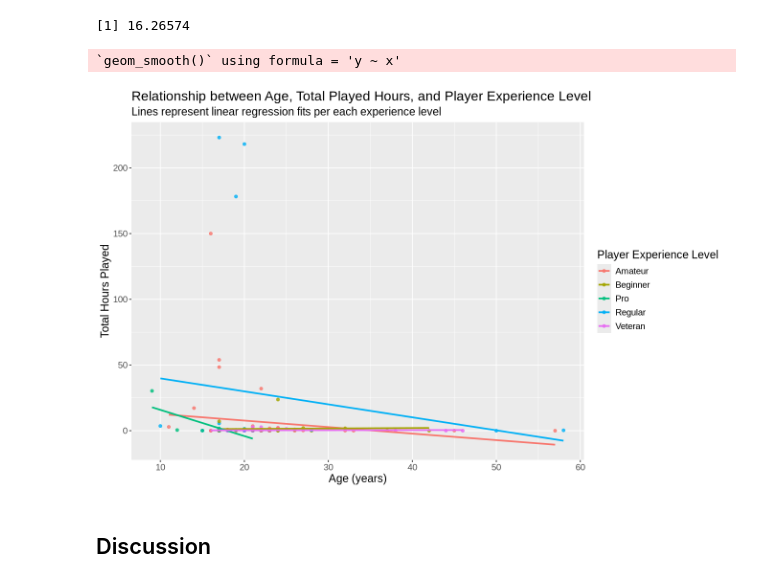
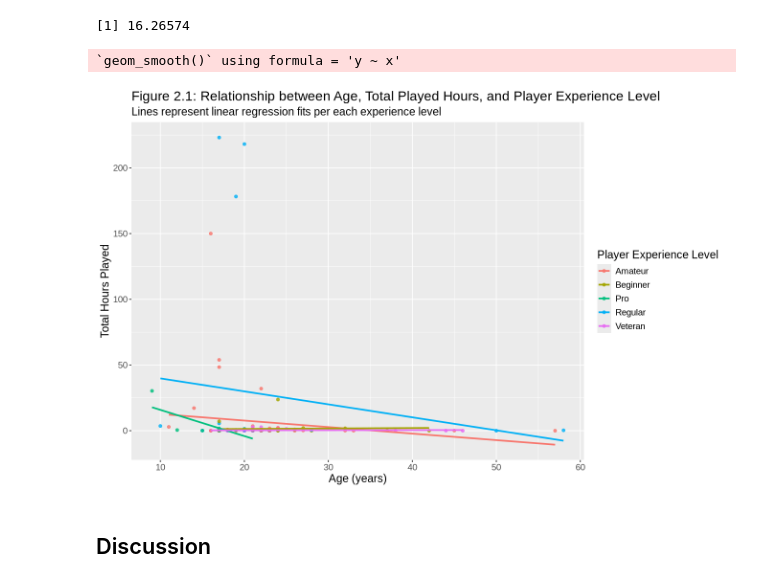
Before and after one commit to gnouvles/dsci100-004_group38, a Jupyter notebook: project_final_report.ipynb, the cells around one changed output. Drawn from its saved outputs; the diff is of its cells as text; code cells hidden in the pictures.

```diff
--- a/project_final_report.ipynb
+++ b/project_final_report.ipynb
@@ -226,25 +225,25 @@ lm_rmspe
 # %%
 # Model Predictions & Plot
 set.seed(38)
 players_preds <- players_fit |>
    predict(players_training) |>
    bind_cols(players_training)
 
 options(repr.plot.width = 11, repr.plot.height = 7)
 lm_predictions <- players_preds |>
      ggplot(aes(x = Age, y = played_hours, color = experience)) +
             geom_point(alpha = 0.8) +
             geom_smooth(method = "lm", se = FALSE) +
             labs(
-                title = "Relationship between Age, Total Played Hours, and Player Experience Level",
+                title = "Figure 2.1: Relationship between Age, Total Played Hours, and Player Experience Level",
                 subtitle = "Lines represent linear regression fits per each experience level",
                 x = "Age (years)",
                 y = "Total Hours Played",
                 color = "Player Experience Level") +
             theme(text = element_text(size = 14))
 lm_predictions
 # %% [output]
 `geom_smooth()` using formula = 'y ~ x'
-[figure, old version]
+[figure, new version]
 # %% [markdown]
 <h2>Discussion</h2>
```
Also changed, not shown: parts of 8 cells of this notebook.
